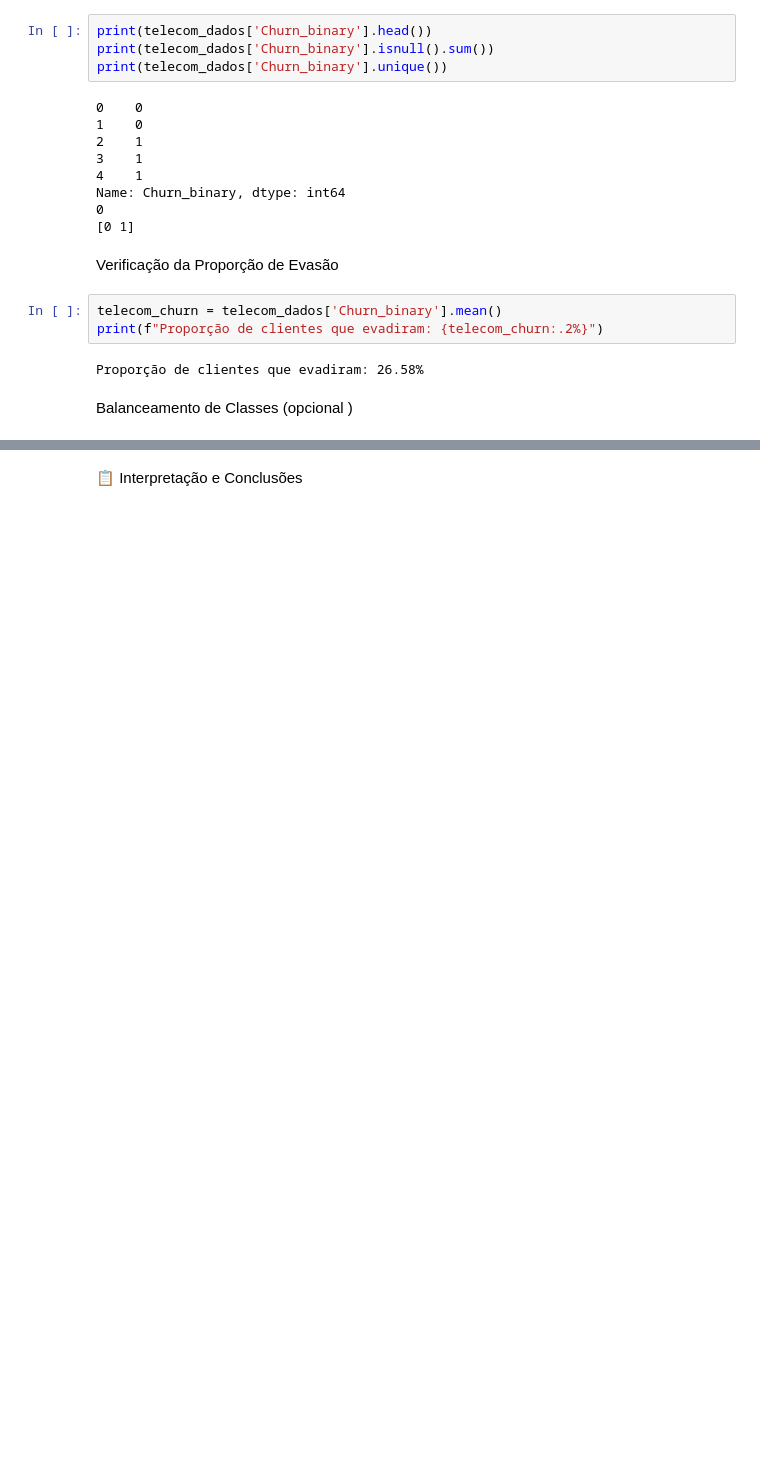
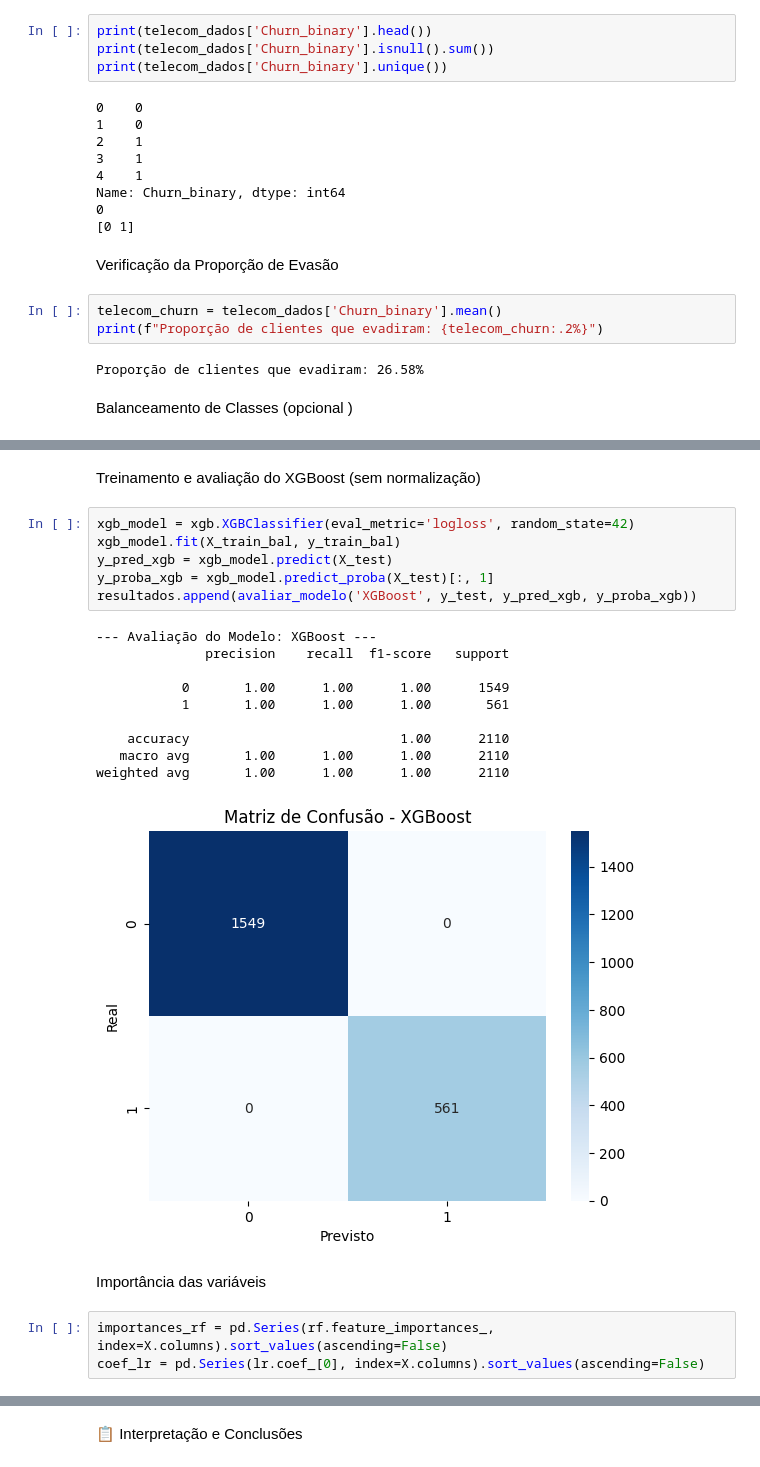
Before and after one commit to JoseSilva84/Desafio-Telecom-X-parte-2, a Jupyter notebook: Desafio Telecom X parte 2.ipynb, the cells around one changed output, grey strips where cells are left out. Cells and saved outputs as stored; diff of their text form; blank space fills up the shorter version.

```diff
--- a/Desafio Telecom X parte 2.ipynb
+++ b/Desafio Telecom X parte 2.ipynb
@@ -162,0 +332,24 @@ Criação de Modelos
+# %% [markdown]
+Treinamento e avaliação do XGBoost (sem normalização)
+# %%
+xgb_model = xgb.XGBClassifier(eval_metric='logloss', random_state=42)
+xgb_model.fit(X_train_bal, y_train_bal)
+y_pred_xgb = xgb_model.predict(X_test)
+y_proba_xgb = xgb_model.predict_proba(X_test)[:, 1]
+resultados.append(avaliar_modelo('XGBoost', y_test, y_pred_xgb, y_proba_xgb))
+# %% [output]
+--- Avaliação do Modelo: XGBoost ---
+              precision    recall  f1-score   support
+
+           0       1.00      1.00      1.00      1549
+           1       1.00      1.00      1.00       561
+
+    accuracy                           1.00      2110
+   macro avg       1.00      1.00      1.00      2110
+weighted avg       1.00      1.00      1.00      2110
+[figure, added]
+# %% [markdown]
+Importância das variáveis
+# %%
+importances_rf = pd.Series(rf.feature_importances_, index=X.columns).sort_values(ascending=False)
+coef_lr = pd.Series(lr.coef_[0], index=X.columns).sort_values(ascending=False)
```
Also changed, not shown: parts of 48 cells of this notebook, 1 other file.
